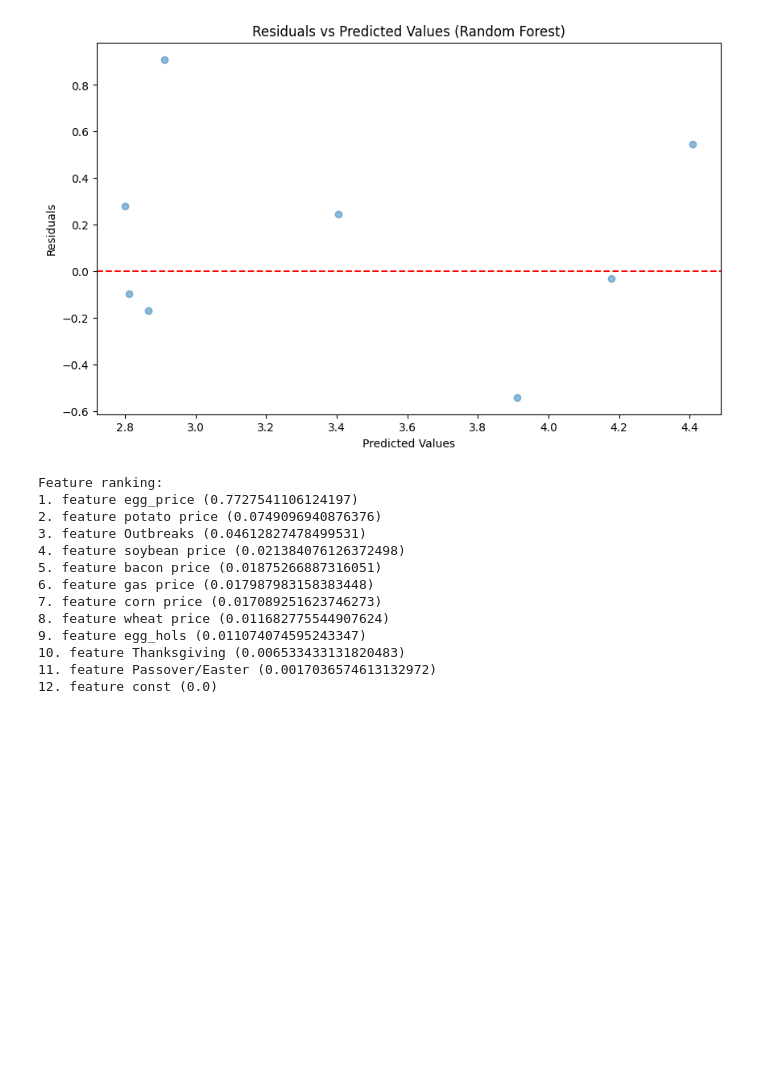
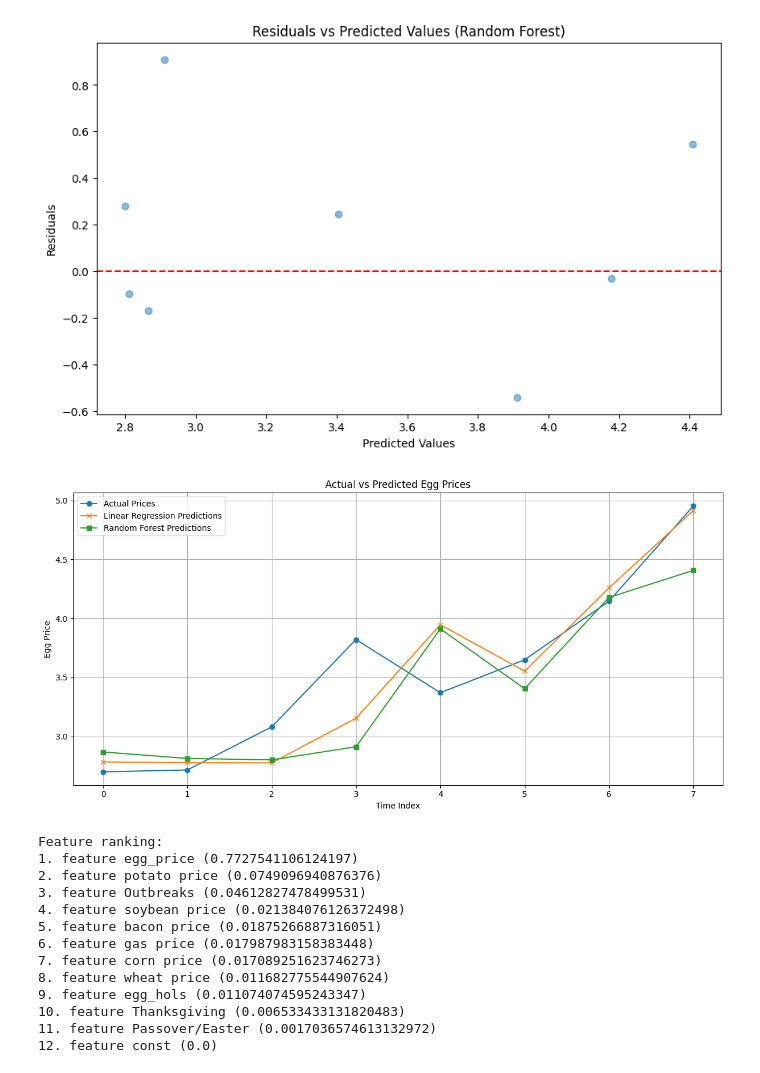
Before and after one commit to xeniachen-01/142a-eggs, a Jupyter notebook: backtesting.ipynb, the cells around one changed output. Drawn from its saved outputs; the diff is of its cells as text; code cells hidden in the pictures; blank space fills up the shorter version.

Commit message:
adding comparison plot between backtesting predictions for lin reg and bf

```diff
--- a/backtesting.ipynb
+++ b/backtesting.ipynb
@@ -120,6 +120,22 @@ plt.ylabel('Residuals')
 plt.show()
 # %% [output]
 [figure]
+# %%
+import matplotlib.pyplot as plt
+
+plt.figure(figsize=(12, 6))
+plt.plot(y_test.iloc[:-1].values, label='Actual Prices', marker='o')
+plt.plot(pred[:-1], label='Linear Regression Predictions', marker='x')
+plt.plot(pred_rf[:-1], label='Random Forest Predictions', marker='s')
+plt.title('Actual vs Predicted Egg Prices')
+plt.xlabel('Time Index')
+plt.ylabel('Egg Price')
+plt.legend()
+plt.grid(True)
+plt.tight_layout()
+plt.show()
+# %% [output]
+[figure, added]
 # %%
 # Feature Importance
 importances = rf.feature_importances_
```
